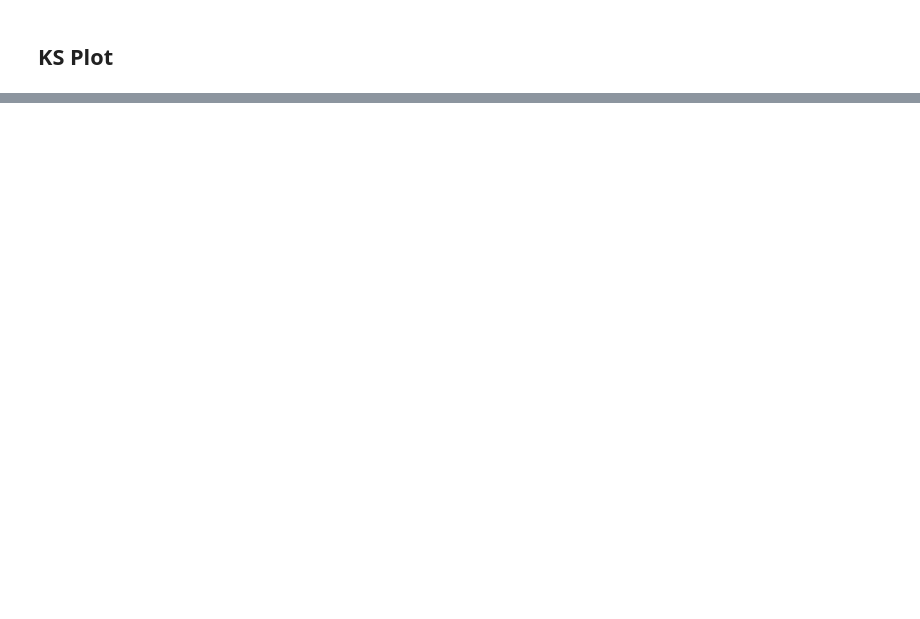
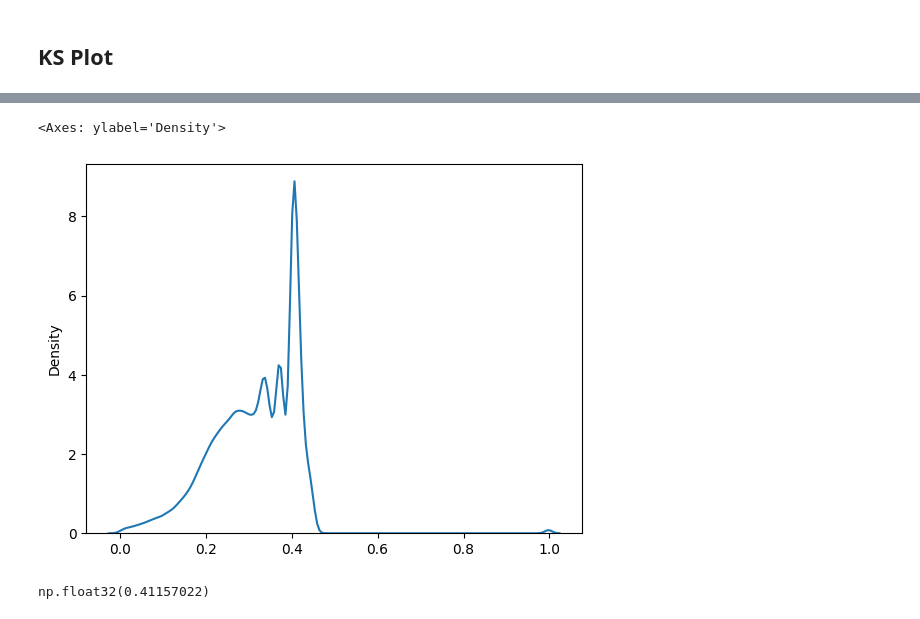
Before and after one commit to MiaHenstridge/temporal-heterophily-aware-graph-neural-network-for-fraud-detection, a Jupyter notebook: src/06_tgat_with_sampler_cutoff_selection.ipynb, the cells around one changed output, grey strips where cells are left out. Saved outputs shown, nothing was run; the diff lists cells and outputs as text; code cells hidden in the pictures; blank space fills up the shorter version.

```diff
--- a/src/06_tgat_with_sampler_cutoff_selection.ipynb
+++ b/src/06_tgat_with_sampler_cutoff_selection.ipynb
@@ -396 +398,11 @@ KS statistic : 0.4043
 Plots saved  : ./eval_plots/
+# %%
+import seaborn as sns
+sns.kdeplot(y_prob)
+# %% [output]
+<Axes: ylabel='Density'>
+[figure, added]
+# %%
+np.quantile(y_prob, 0.9)
+# %% [output]
+np.float32(0.41157022)
```
Also changed, not shown: parts of 10 cells of this notebook, 4 other files.
